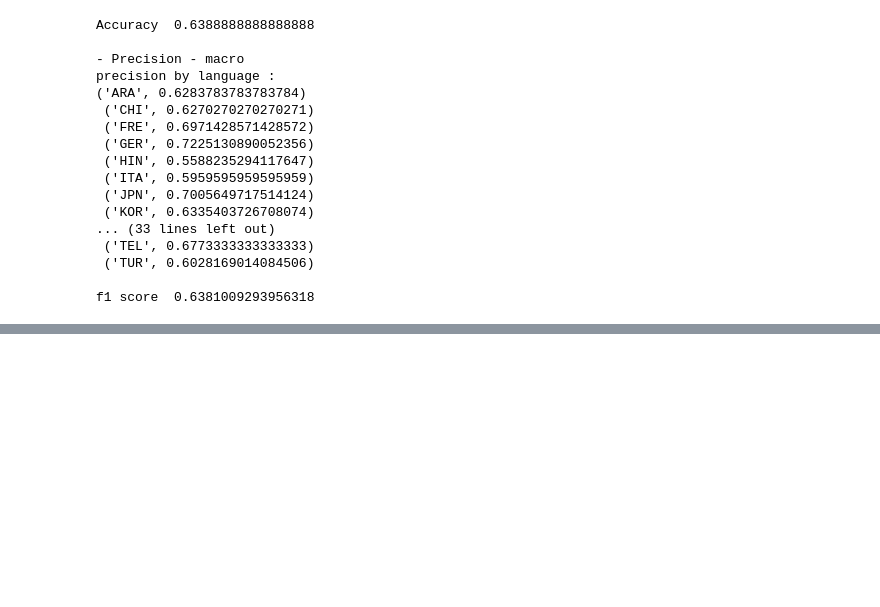
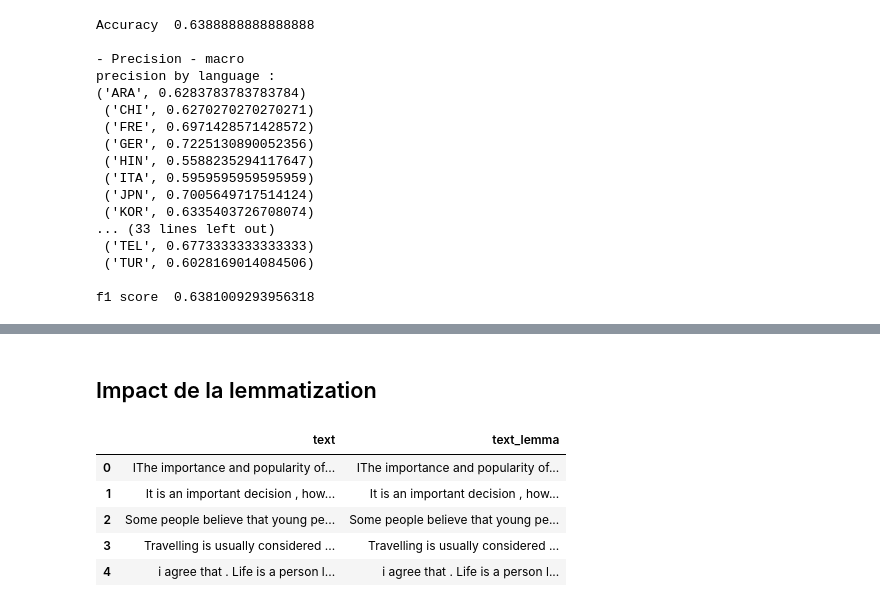
Before and after one commit to Koceila2K7/projet-analyse-de-text, a Jupyter notebook: src/stats_project.ipynb, the cells around one changed output, grey strips where cells are left out. Drawn from its saved outputs; the diff is of its cells as text; code cells hidden in the pictures; blank space fills up the shorter version.

```diff
--- a/src/stats_project.ipynb
+++ b/src/stats_project.ipynb
@@ -756,0 +823,22 @@ from nltk.stem import PorterStemmer
+# %% [markdown]
+## Impact de la lemmatization
+# %%
+def lemmatize_text(text):
+    from nltk.stem import WordNetLemmatizer
+
+    wordnet_lemmatizer = WordNetLemmatizer()
+
+    tokens = text.split()
+    lemmatized_tokens = [wordnet_lemmatizer.lemmatize(token) for token in tokens]
+    lemmatized_text = " ".join(lemmatized_tokens)
+    return lemmatized_text
+
+df['text_lemma'] = df['text'].apply(lemmatize_text)
+df[["text", "text_lemma"]].head()
+# %% [output]
+|  | text | text_lemma |
+| 0 | IThe importance and popularity of... | IThe importance and popularity of... |
+| 1 | It is an important decision , how... | It is an important decision , how... |
+| 2 | Some people believe that young pe... | Some people believe that young pe... |
+| 3 | Travelling is usually considered ... | Travelling is usually considered ... |
+| 4 | i agree that . Life is a person l... | i agree that . Life is a person l... |
```
Also changed, not shown: parts of 14 cells of this notebook.
